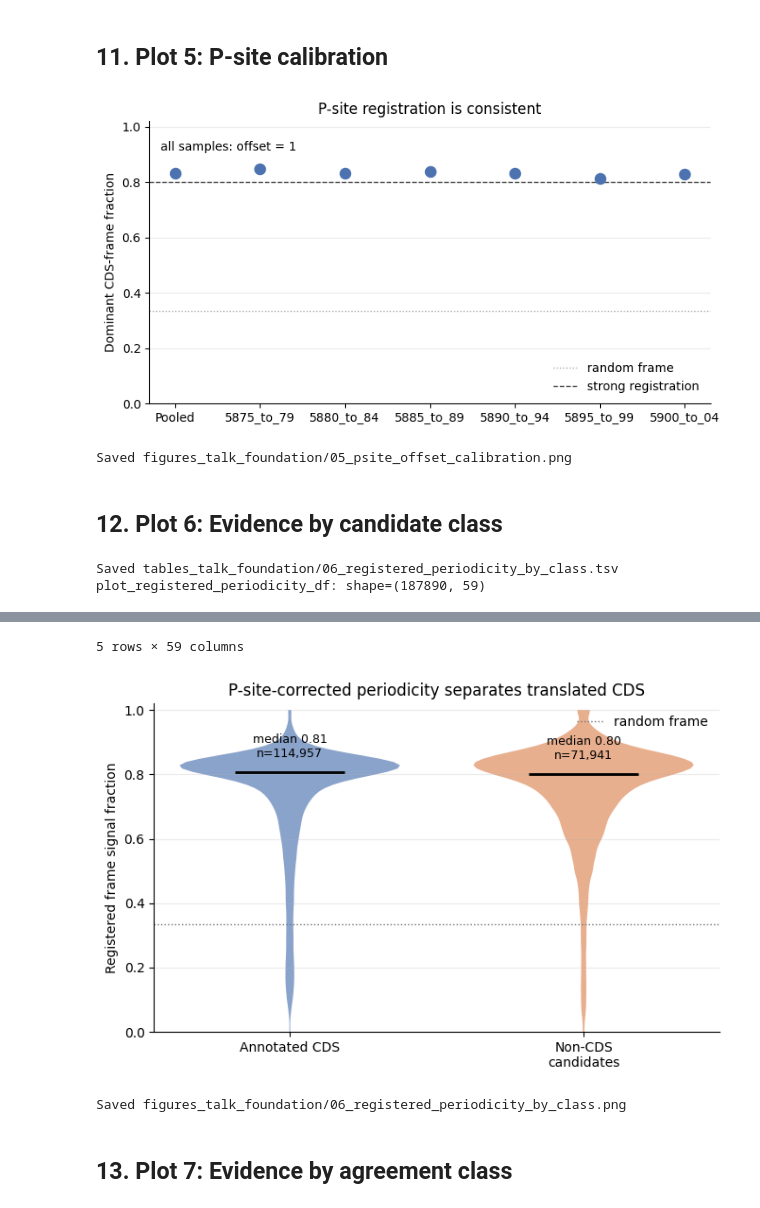
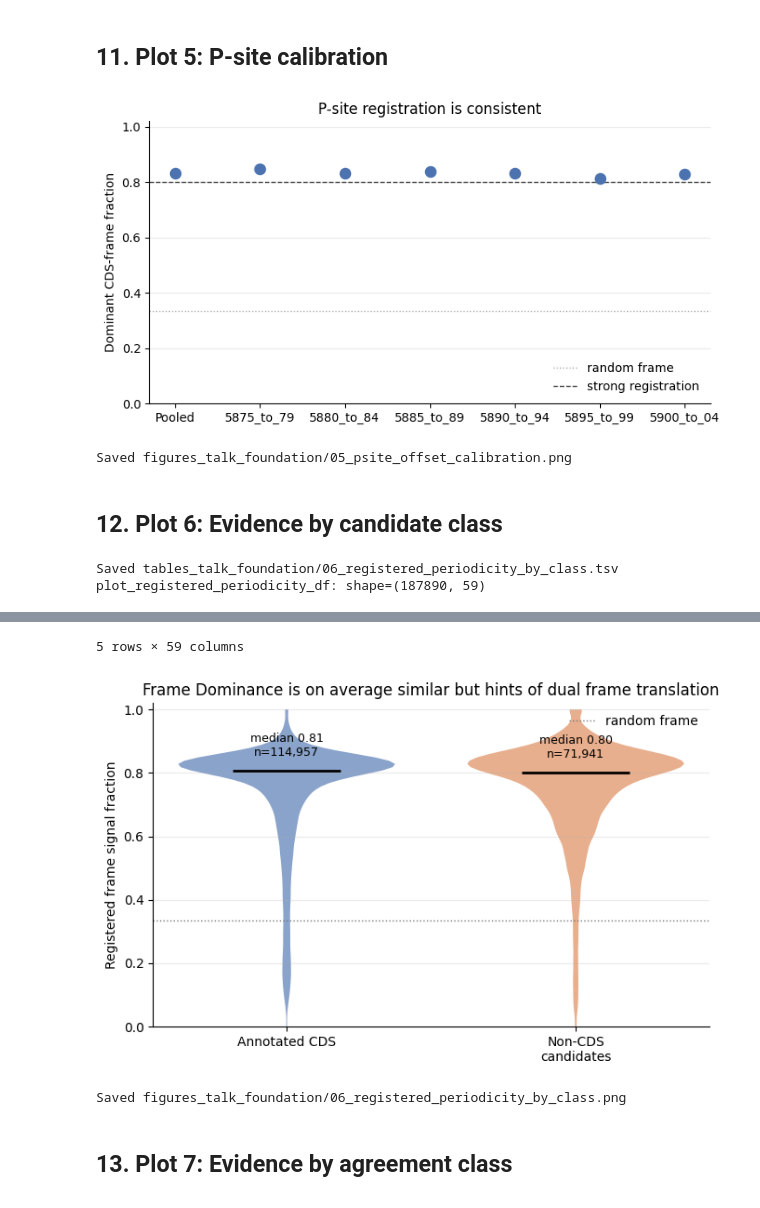
Before and after one commit to Ensembl/ensembl-genes-nf, a Jupyter notebook: pipelines/translon-consensus/scripts/transcode_talk_foundation.ipynb, the cells around one changed output, grey strips where cells are left out. Cells and saved outputs as stored; diff of their text form; code cells hidden in the pictures.

```diff
--- a/pipelines/translon-consensus/scripts/transcode_talk_foundation.ipynb
+++ b/pipelines/translon-consensus/scripts/transcode_talk_foundation.ipynb
@@ -762,6 +1723,12 @@ else:
     ax.grid(axis='x', alpha=0.25)
     ax.spines[['top', 'right']].set_visible(False)
     ax.legend(frameon=False, fontsize=8, loc='lower right')
+    ax.legend(
+        frameon=False,
+        fontsize=8,
+        loc="center left",
+        bbox_to_anchor=(1.02, 0.5),
+    )
     finish_plot(fig, '03_context_by_agreement.png')
 # %% [output]
 Saved tables_talk_foundation/03_context_by_agreement.tsv
@@ -858,8 +2148,7 @@ else:
     ax.scatter(x, plot_df['dom_frac'], s=76, color='#4C72B0', zorder=3)
     ax.axhline(1/3, color='0.65', linestyle=':', linewidth=1, label='random frame')
     ax.axhline(0.8, color='0.25', linestyle='--', linewidth=1, label='strong registration')
-    if plot_df['offset'].nunique() == 1:
-        ax.text(0.02, 0.93, f'all samples: offset = {int(plot_df["offset"].iloc[0])}', transform=ax.transAxes, ha='left', va='top', fontsize=10)
+
     ax.set_xticks(x)
     ax.set_xticklabels(plot_df['label'], rotation=0)
     ax.set_ylim(0, 1.02)
@@ -870,7 +2159,7 @@ else:
     ax.spines[['top', 'right']].set_visible(False)
     finish_plot(fig, '05_psite_offset_calibration.png')
 # %% [output]
-[figure, old version]
+[figure, new version]
 Saved figures_talk_foundation/05_psite_offset_calibration.png
 # %% [markdown]
 ## 12. Plot 6: Evidence by candidate class
@@ -888,35 +2177,35 @@ else:
     data = [plot_registered_periodicity_df.loc[plot_registered_periodicity_df['plot_group'].eq(g), 'periodicity'].dropna() for g in groups]
     fig, ax = plt.subplots(figsize=(6.8, 4.4))
     parts = ax.violinplot(data, positions=[1, 2], widths=0.75, showmedians=True, showextrema=False)
     for body, color in zip(parts['bodies'], ['#4C72B0', '#DD8452']):
         body.set_facecolor(color)
         body.set_alpha(0.65)
     parts['cmedians'].set_color('black')
     parts['cmedians'].set_linewidth(2)
     for pos, vals in zip([1, 2], data):
         if len(vals):
             ax.text(pos, min(0.98, vals.median() + 0.04), f'median {vals.median():.2f}\nn={len(vals):,}', ha='center', va='bottom', fontsize=9)
     ax.axhline(1/3, color='0.45', linestyle=':', linewidth=1, label='random frame')
     ax.set_xticks([1, 2])
     ax.set_xticklabels(['Annotated CDS', 'Non-CDS\ncandidates'])
     ax.set_ylim(0, 1.02)
     ax.set_ylabel('Registered frame signal fraction')
-    ax.set_title('P-site-corrected periodicity separates translated CDS')
+    ax.set_title('Frame Dominance is on average similar but hints of dual frame translation')
     ax.legend(frameon=False, loc='upper right')
     ax.grid(axis='y', alpha=0.25)
     ax.spines[['top', 'right']].set_visible(False)
     finish_plot(fig, '06_registered_periodicity_by_class.png')
 # %% [output]
 Saved tables_talk_foundation/06_registered_periodicity_by_class.tsv
 plot_registered_periodicity_df: shape=(187890, 59)
 |  | feature_key | sample_id | bed_chrom | bed_start | bed_end | bed_strand | spliced_length_nt | extract_status | ... |
 | 0 | chr10:100042426-100081625:-:147,1... | Ribo_Pancreas_pooled | chr10 | 100042426 | 100081625 | - | 1377 | ok | ... |
 | 1 | chr10:100081539-100081737:-:198:0 | Ribo_Pancreas_pooled | chr10 | 100081539 | 100081737 | - | 198 | ok | ... |
 | 2 | chr10:100081788-100081815:-:27:0 | Ribo_Pancreas_pooled | chr10 | 100081788 | 100081815 | - | 27 | ok | ... |
 | 3 | chr10:100152130-100185626:-:222,8... | Ribo_Pancreas_pooled | chr10 | 100152130 | 100185626 | - | 1047 | ok | ... |
 | 4 | chr10:100185660-100185771:-:111:0 | Ribo_Pancreas_pooled | chr10 | 100185660 | 100185771 | - | 111 | ok | ... |
 5 rows × 59 columns
-[figure, old version]
+[figure, new version]
 Saved figures_talk_foundation/06_registered_periodicity_by_class.png
 # %% [markdown]
 ## 13. Plot 7: Evidence by agreement class
```
Also changed, not shown: parts of 45 cells of this notebook.
